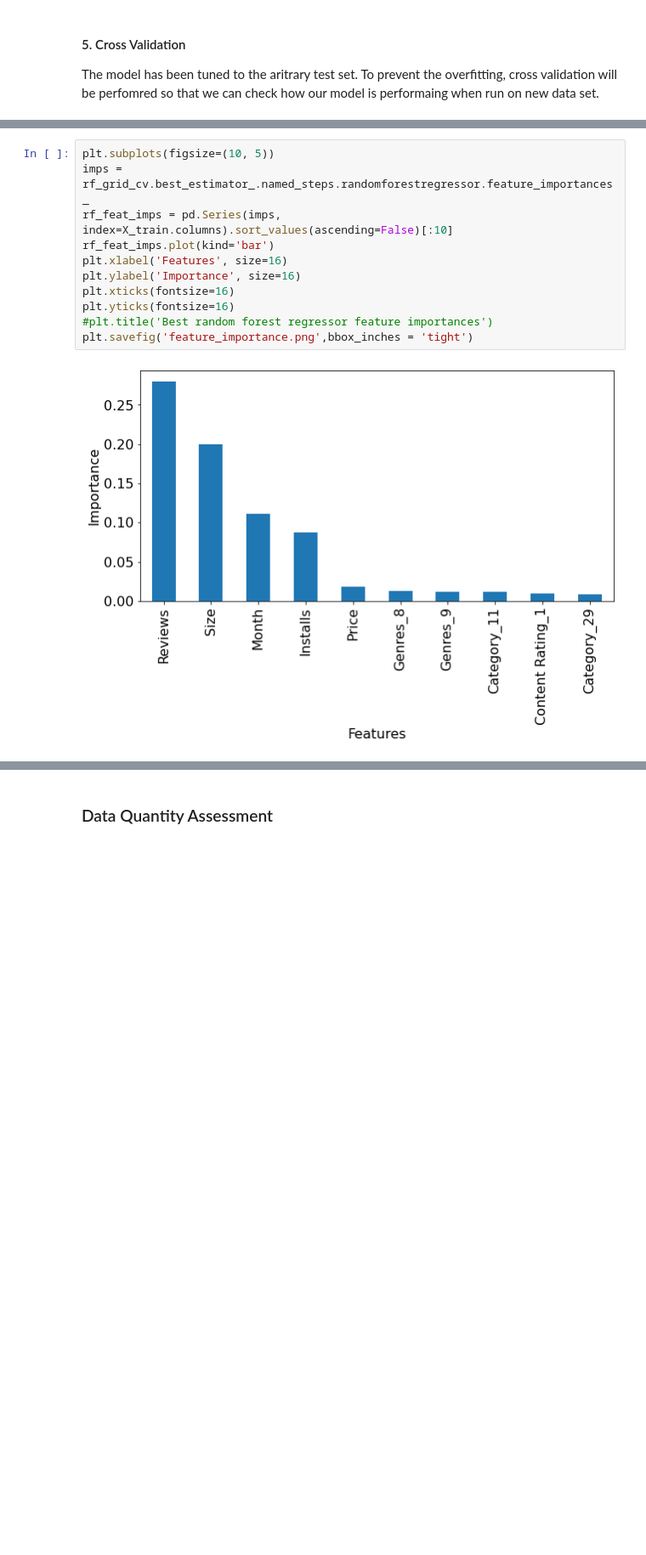
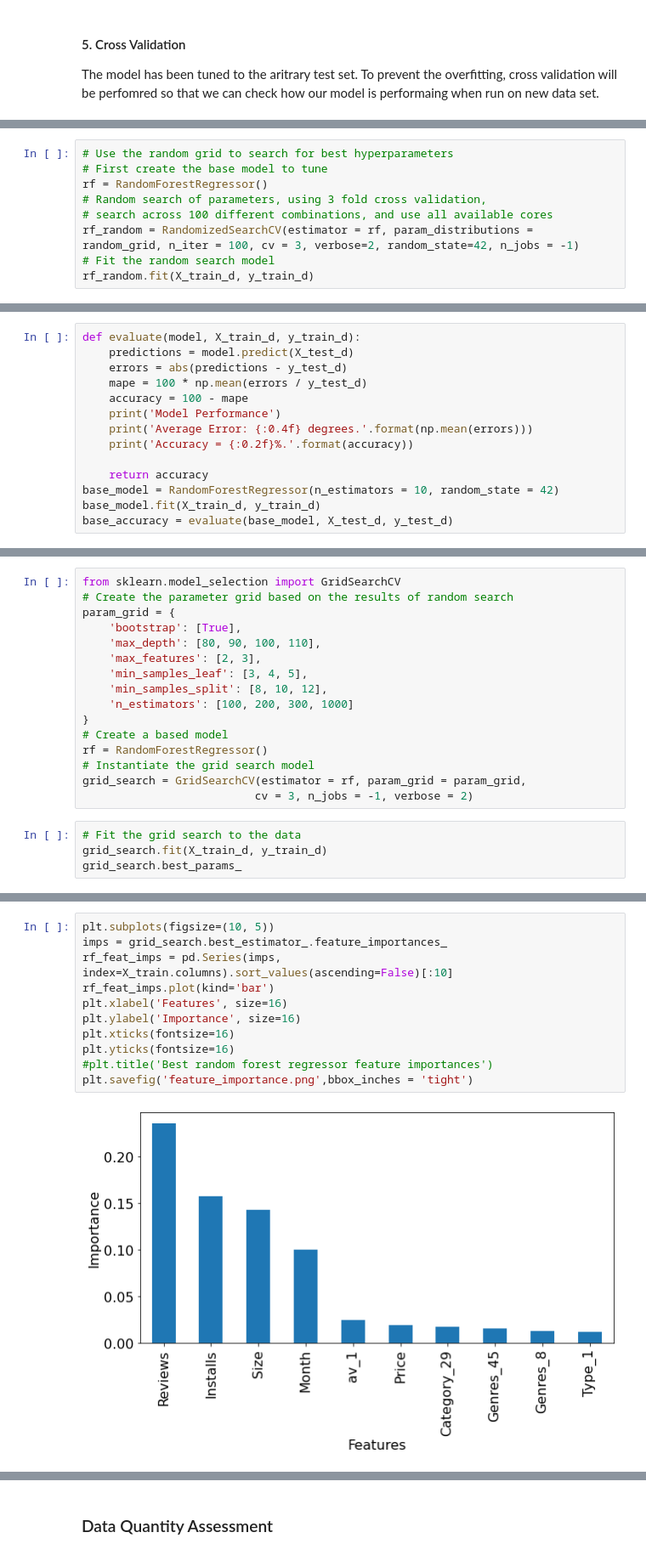
Before and after one commit to chloesjung/Google-Play-Store-Apps, a Jupyter notebook: GooglePlayStoreAppProject_JUNG.ipynb, the cells around one changed output, grey strips where cells are left out. Shown at 85% size. Saved outputs shown, nothing was run; the diff lists cells and outputs as text; blank space fills up the shorter version.

Commit message:
added random search and grid search

```diff
--- a/GooglePlayStoreAppProject_JUNG.ipynb
+++ b/GooglePlayStoreAppProject_JUNG.ipynb
@@ -3372,0 +3481,9 @@ To see which features are useful
+# %%
+# Use the random grid to search for best hyperparameters
+# First create the base model to tune
+rf = RandomForestRegressor()
+# Random search of parameters, using 3 fold cross validation,
+# search across 100 different combinations, and use all available cores
+rf_random = RandomizedSearchCV(estimator = rf, param_distributions = random_grid, n_iter = 100, cv = 3, verbose=2, random_state=42, n_jobs = -1)
+# Fit the random search model
+rf_random.fit(X_train_d, y_train_d)
@@ -3372,0 +3519,14 @@ To see which features are useful
+# %%
+def evaluate(model, X_train_d, y_train_d):
+    predictions = model.predict(X_test_d)
+    errors = abs(predictions - y_test_d)
+    mape = 100 * np.mean(errors / y_test_d)
+    accuracy = 100 - mape
+    print('Model Performance')
+    print('Average Error: {:0.4f} degrees.'.format(np.mean(errors)))
+    print('Accuracy = {:0.2f}%.'.format(accuracy))
+
+    return accuracy
+base_model = RandomForestRegressor(n_estimators = 10, random_state = 42)
+base_model.fit(X_train_d, y_train_d)
+base_accuracy = evaluate(base_model, X_test_d, y_test_d)
@@ -3372,0 +3565,20 @@ To see which features are useful
+# %%
+from sklearn.model_selection import GridSearchCV
+# Create the parameter grid based on the results of random search
+param_grid = {
+    'bootstrap': [True],
+    'max_depth': [80, 90, 100, 110],
+    'max_features': [2, 3],
+    'min_samples_leaf': [3, 4, 5],
+    'min_samples_split': [8, 10, 12],
+    'n_estimators': [100, 200, 300, 1000]
+}
+# Create a based model
+rf = RandomForestRegressor()
+# Instantiate the grid search model
+grid_search = GridSearchCV(estimator = rf, param_grid = param_grid,
+                          cv = 3, n_jobs = -1, verbose = 2)
+# %%
+# Fit the grid search to the data
+grid_search.fit(X_train_d, y_train_d)
+grid_search.best_params_
@@ -3383,13 +3638,13 @@ np.mean(rf_best_scores), np.std(rf_best_scores)
 # %%
 plt.subplots(figsize=(10, 5))
-imps = rf_grid_cv.best_estimator_.named_steps.randomforestregressor.feature_importances_
+imps = grid_search.best_estimator_.feature_importances_
 rf_feat_imps = pd.Series(imps, index=X_train.columns).sort_values(ascending=False)[:10]
 rf_feat_imps.plot(kind='bar')
 plt.xlabel('Features', size=16)
 plt.ylabel('Importance', size=16)
 plt.xticks(fontsize=16)
 plt.yticks(fontsize=16)
 #plt.title('Best random forest regressor feature importances')
 plt.savefig('feature_importance.png',bbox_inches = 'tight')
 # %% [output]
-[figure, old version]
+[figure, new version]
```
Also changed, not shown: parts of 192 cells of this notebook.
